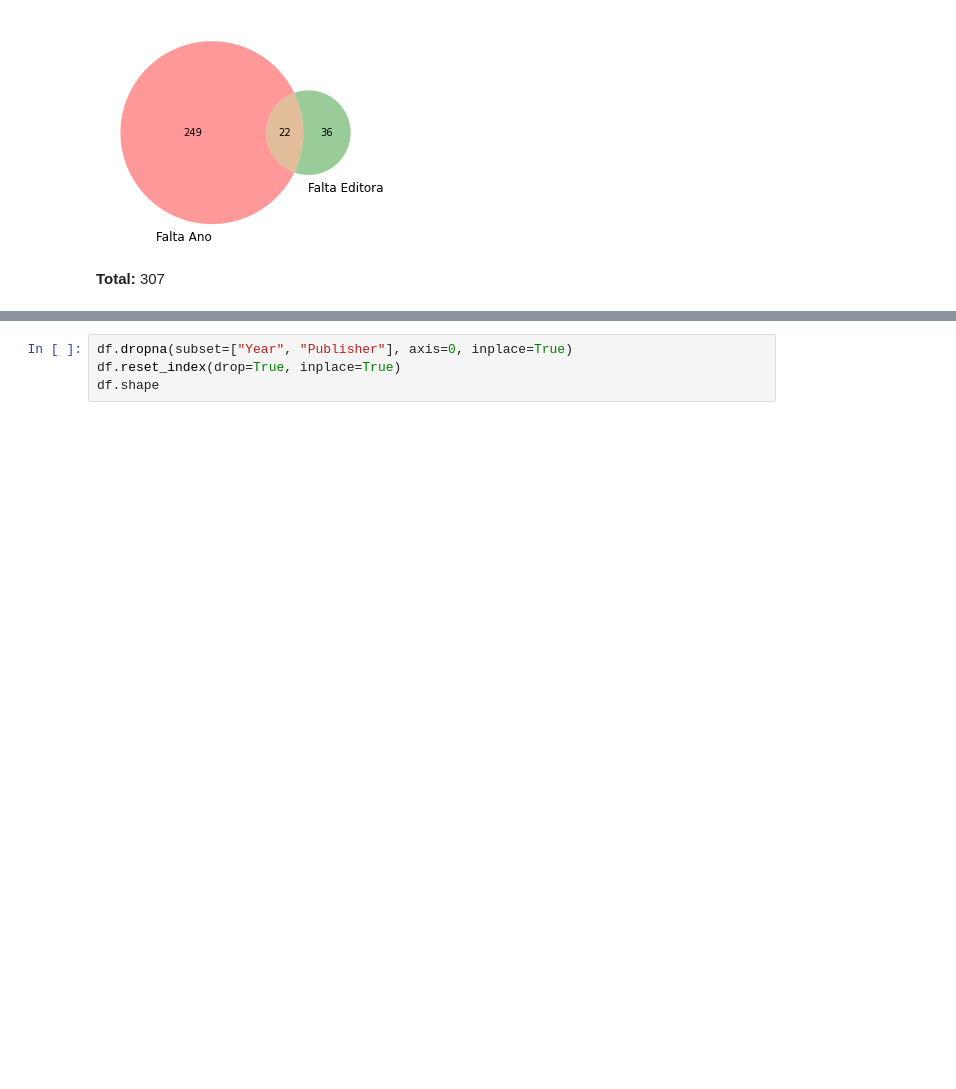
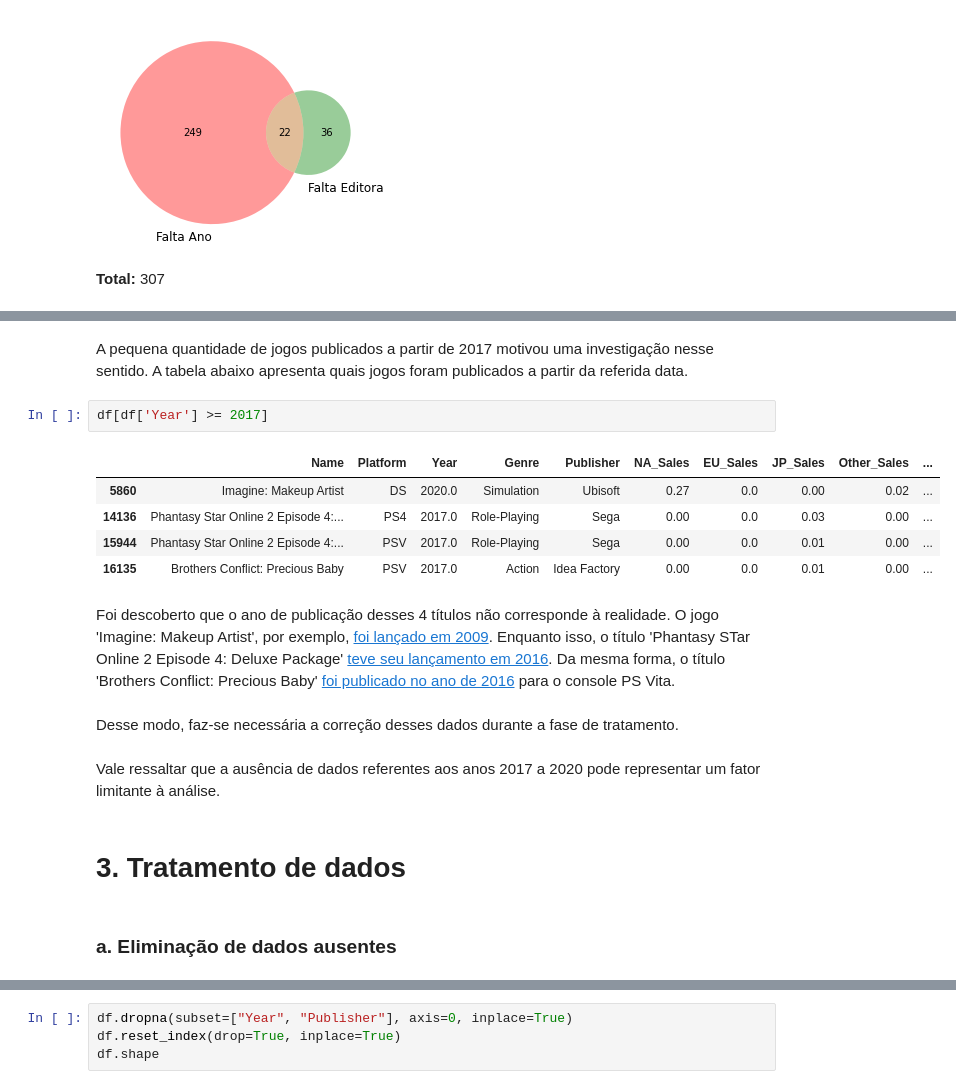
Before and after one commit to thiagorlopes/desafio-data-analyst, a Jupyter notebook: selling-games.ipynb, the cells around one changed output, grey strips where cells are left out. Cells and saved outputs as stored; diff of their text form; blank space fills up the shorter version.

```diff
--- a/selling-games.ipynb
+++ b/selling-games.ipynb
@@ -157 +317,21 @@ plt.show()
+# %% [markdown]
+A pequena quantidade de jogos publicados a partir de 2017 motivou uma investigação nesse sentido. A tabela abaixo apresenta quais jogos foram publicados a partir da referida data.
+# %%
+df[df['Year'] >= 2017]
+# %% [output]
+|  | Name | Platform | Year | Genre | Publisher | NA_Sales | EU_Sales | JP_Sales | Other_Sales | ... |
+| 5860 | Imagine: Makeup Artist | DS | 2020.0 | Simulation | Ubisoft | 0.27 | 0.0 | 0.00 | 0.02 | ... |
+| 14136 | Phantasy Star Online 2 Episode 4:... | PS4 | 2017.0 | Role-Playing | Sega | 0.00 | 0.0 | 0.03 | 0.00 | ... |
+| 15944 | Phantasy Star Online 2 Episode 4:... | PSV | 2017.0 | Role-Playing | Sega | 0.00 | 0.0 | 0.01 | 0.00 | ... |
+| 16135 | Brothers Conflict: Precious Baby | PSV | 2017.0 | Action | Idea Factory | 0.00 | 0.0 | 0.01 | 0.00 | ... |
+# %% [markdown]
+Foi descoberto que o ano de publicação desses 4 títulos não corresponde à realidade. O jogo 'Imagine: Makeup Artist', por exemplo, [foi lançado em 2009](https://pt.wikipedia.org/wiki/Imagine_(s%C3%A9rie)). Enquanto isso, o título 'Phantasy STar Online 2 Episode 4: Deluxe Package' [teve seu lançamento em 2016](https://www.play-asia.com/phantasy-star-online-2-episode-4-deluxe-package/13/709stt). Da mesma forma, o título 'Brothers Conflict: Precious Baby' [foi publicado no ano de 2016](https://en.wikipedia.org/wiki/Brothers_Conflict) para o console PS Vita.
+# %% [markdown]
+Desse modo, faz-se necessária a correção desses dados durante a fase de tratamento.
+# %% [markdown]
+Vale ressaltar que a ausência de dados referentes aos anos 2017 a 2020 pode representar um fator limitante à análise.
+# %% [markdown]
+# 3. Tratamento de dados <a id="data_cleaning"></a>
+# %% [markdown]
+### a. Eliminação de dados ausentes <a id="handle_missing"></a>
 # %% [markdown]
```
Also changed, not shown: parts of 77 cells of this notebook, 3 other files.
